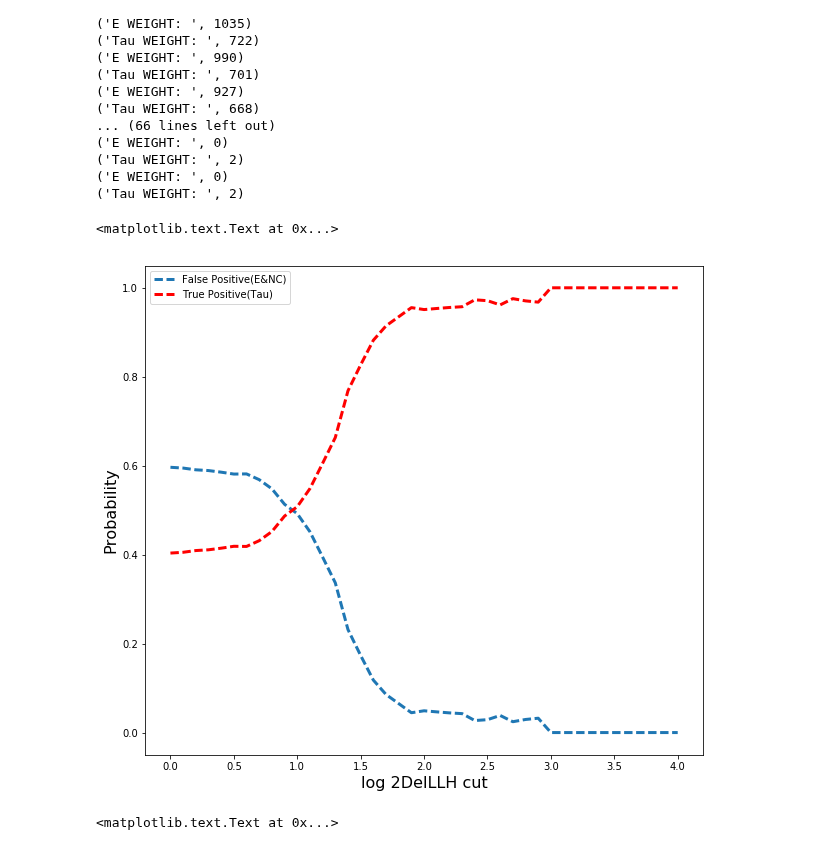
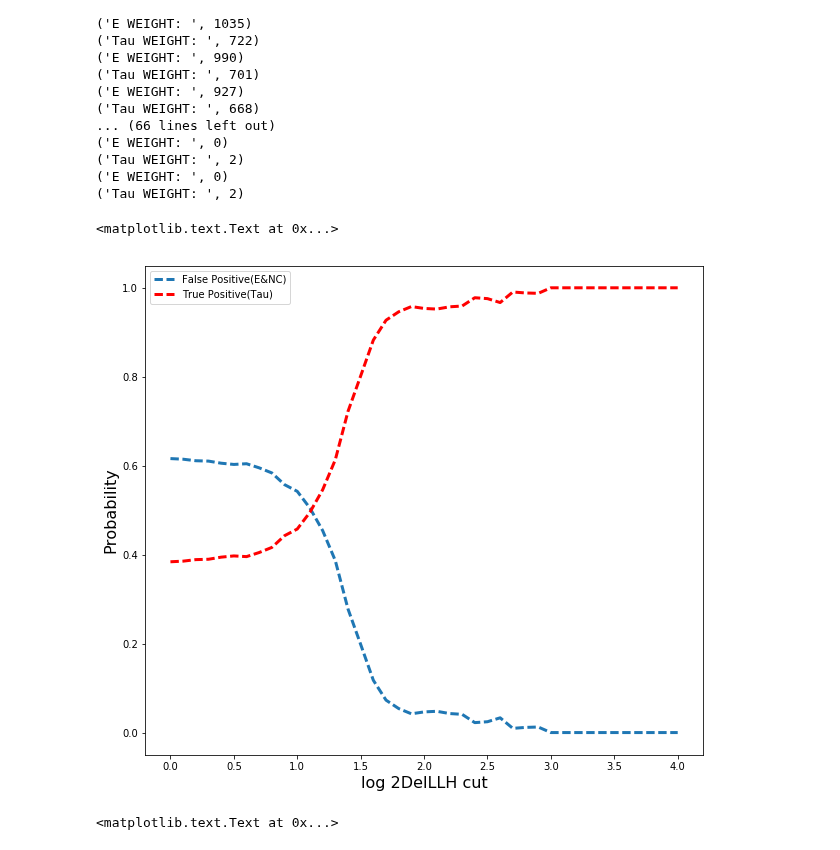
Before and after one commit to ka-til/P-ONE_NuTau, a Jupyter notebook: IMINUIT/expGauss.ipynb, the cells around one changed output. Cells and saved outputs as stored; diff of their text form; code cells hidden in the pictures.

```diff
--- a/IMINUIT/expGauss.ipynb
+++ b/IMINUIT/expGauss.ipynb
@@ -241,8 +241,8 @@ for LLH_val in np.arange(0, 4.1, 0.1):
     '''
     Appending values to a list
     '''
-    truePositive.append(float(event_tau)/(float(event_e+event_tau)))
-    falsePositive.append(float(event_e)/(float(event_e+event_tau)))
+    truePositive.append(sum(tweight)/(sum(tweight)+sum(eweight)))
+    falsePositive.append(sum(eweight)/(sum(tweight)+sum(eweight)))
     num_tau_doms.append(tau_len)
     num_e_doms.append(e_len)
     eventTauLen.append(sum(tweight))
@@ -267,18 +267,18 @@ for LLH_val in np.arange(0, 4.1, 0.1):
 ('Tau WEIGHT: ', 2)
 # %%
 '''
-On event basis
+On weighted event basis
 '''
 plt.figure(figsize=(10,9))
 LLH_vals = np.arange(0, 4.1, 0.1)
 plt.plot(LLH_vals, falsePositive, '--', label = 'False Positive(E&NC)', linewidth=3)
 plt.plot(LLH_vals, truePositive, '--', c = 'r', label = 'True Positive(Tau)', linewidth=3)
 plt.legend()
 plt.xlabel('log 2DelLLH cut', fontsize = 16)
 plt.ylabel('Probability', fontsize = 16)
 # %% [output]
 <matplotlib.text.Text at 0x...>
-[figure, old version]
+[figure, new version]
 # %%
 '''
 On DOM basis
```
Also changed, not shown: parts of 11 cells of this notebook, 2 other files.
